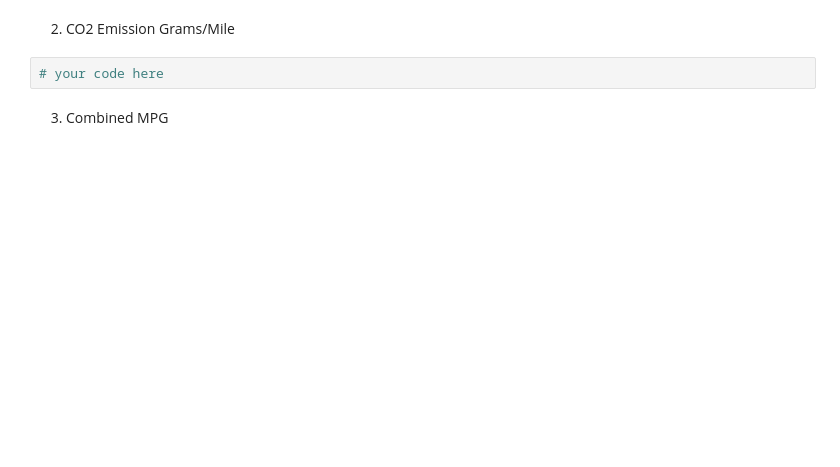
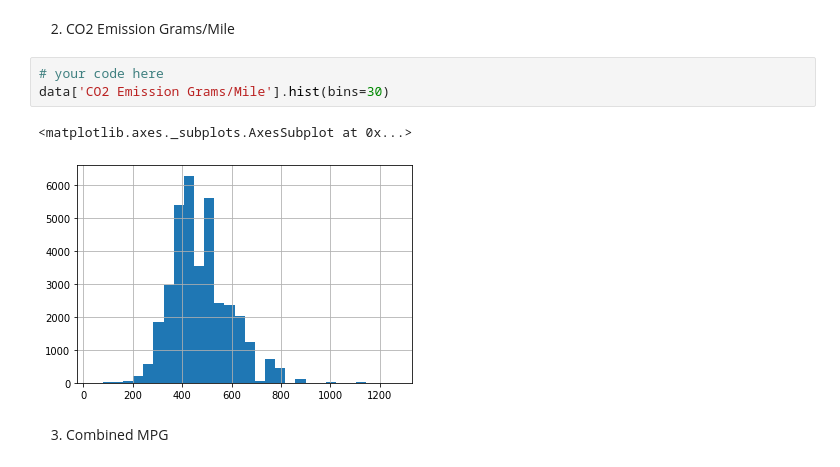
Before and after one commit to alinedebenath/ironhack-datalabs-dataparis0619-pt, a Jupyter notebook: module-2/lab-continuous-probability-distribution/your-code/main.ipynb, the cells around one changed output. Saved outputs shown, nothing was run; the diff lists cells and outputs as text; blank space fills up the shorter version.

```diff
--- a/module-2/lab-continuous-probability-distribution/your-code/main.ipynb
+++ b/module-2/lab-continuous-probability-distribution/your-code/main.ipynb
@@ -118,6 +125,10 @@ Then plot the histograms for the following variables:
 2. CO2 Emission Grams/Mile
 # %%
 # your code here
+data['CO2 Emission Grams/Mile'].hist(bins=30)
+# %% [output]
+<matplotlib.axes._subplots.AxesSubplot at 0x...>
+[figure, added]
 # %% [markdown]
 3. Combined MPG
 # %%
```
Also changed, not shown: parts of 9 cells of this notebook, 4 other files.
